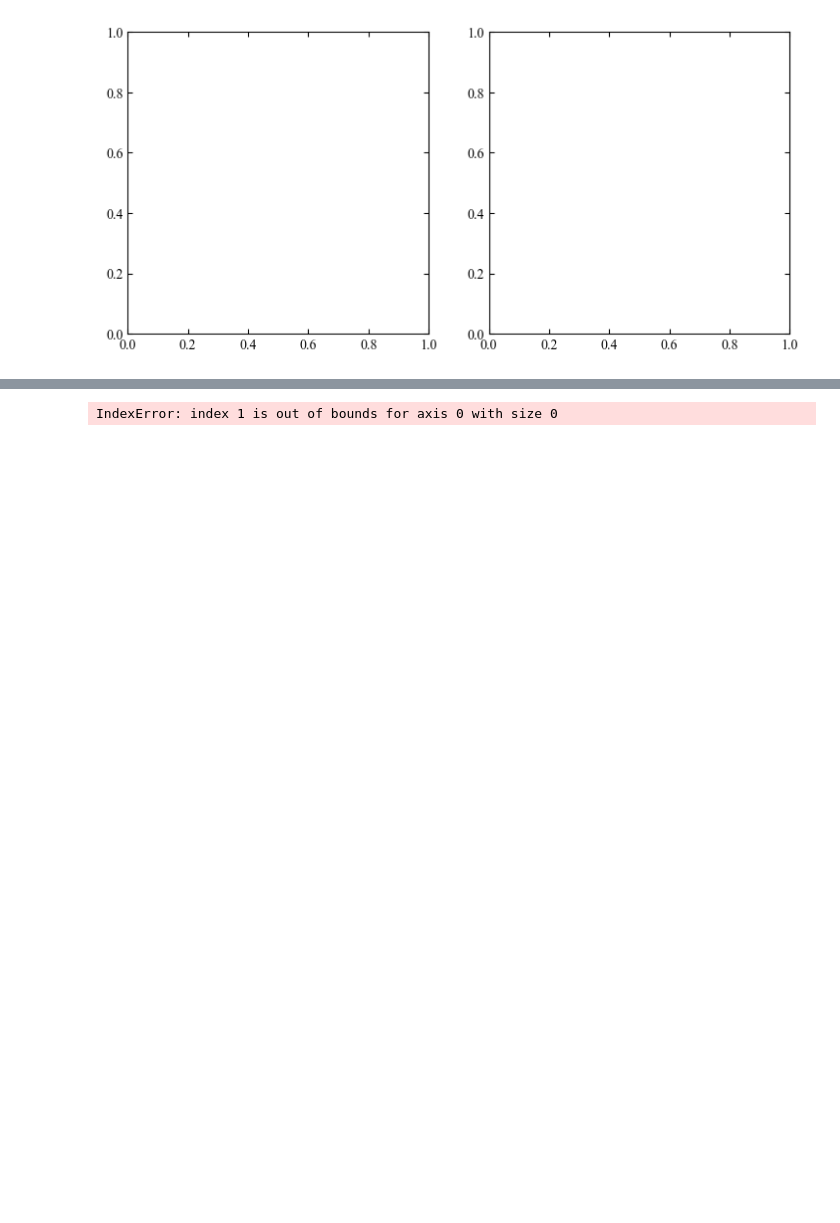
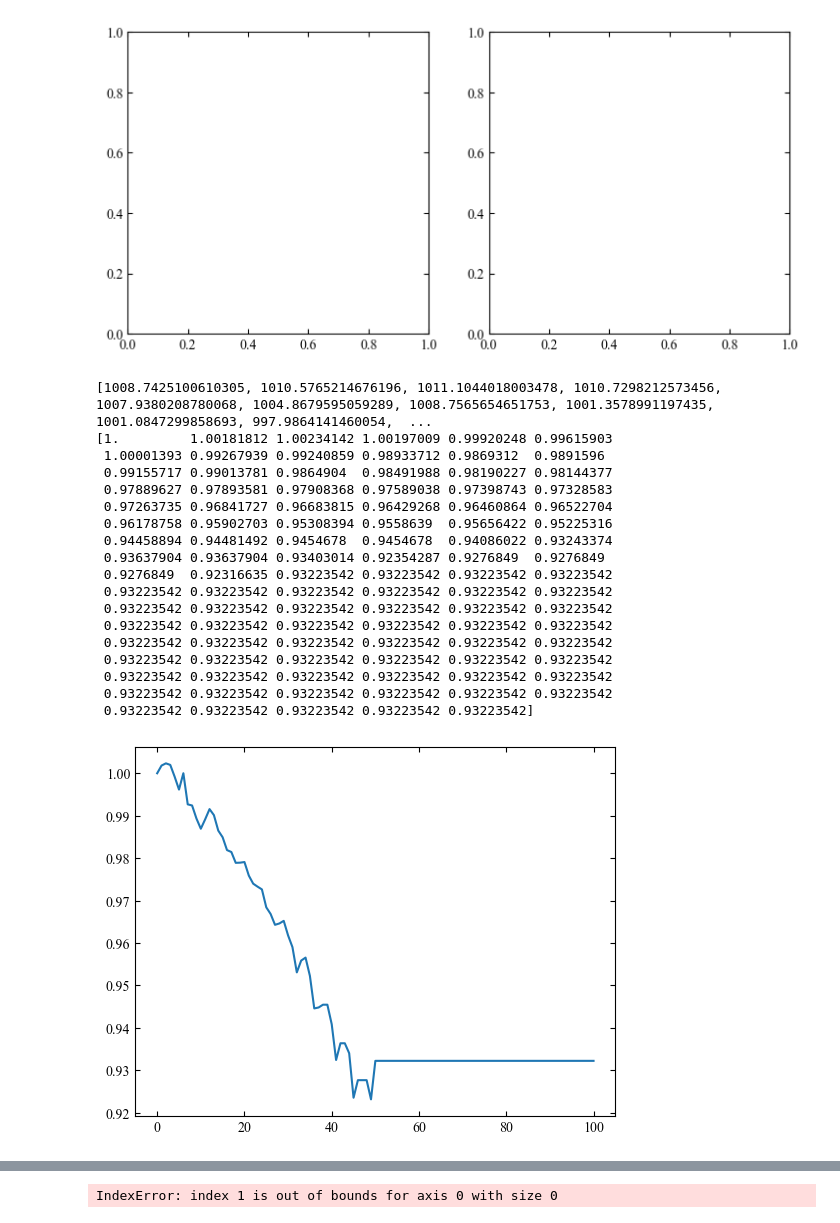
Before and after one commit to Quantum-Dynamics/edgecraft, a Jupyter notebook: PoC_copy.ipynb, the cells around one changed output, grey strips where cells are left out. Drawn from its saved outputs; the diff is of its cells as text; code cells hidden in the pictures; blank space fills up the shorter version.

Commit message:
added the scale factor a(t) as well as finding the edge length as a function of time. Working on finding t(tau) based on Hotta paper, but it's not working right now

```diff
--- a/PoC_copy.ipynb
+++ b/PoC_copy.ipynb
@@ -124,7 +125,7 @@ def find_edge(energy: np.ndarray, E_F: float, U_fluc: float, bulk: np.ndarray) -
 
     return edge
 
-def calculate_edge_length(edge:np.ndarray,pixelXsize=1,pixelYsize=1)->float:
+def calculate_edge_length(edge:np.ndarray,pixelXsize=1.0,pixelYsize=1.0)->float:
     #at each row, find all the pixels that are in the edge
     #take the average of them to be the true edge point at that y index
     #connect them with tangent lines
@@ -136,9 +137,8 @@ def calculate_edge_length(edge:np.ndarray,pixelXsize=1,pixelYsize=1)->float:
             print("Error: no edge in this y column")
             return
         for x in range(len(edge[y])):
-            centeredge[y]=centeredge[y]+x*edge[y][x]
+            centeredge[y]=centeredge[y]+float(x*edge[y][x])
         centeredge[y]=centeredge[y]/np.sum(edge[y])
-        print(centeredge[y])
     for x in range (0,len(edge)-1):
         edgelength=edgelength+np.sqrt(pixelYsize**2+((centeredge[x]-centeredge[x+1])*pixelXsize)**2)
     #since there's 1 less tangent line than pixels
@@ -708,3 +708,71 @@ plt.show()
 #plt.show()
 # %% [output]
 [figure]
+# %%
+#resetting the energy (it was changed in the above animation)
+energy = np.zeros_like(space_matrix, dtype=float)
+energy = apply_QH_energy(energy, E_QH, bulk_indices)
+energy = apply_confinement_potential(energy, bulk_indices, boundary_indices, alpha)
+#Aren't we slowly turning these on? Shouldn't we wait to apply them? Idk, I'll leave them here.
+energy = apply_local_constant_potential(energy, U_etching1, etched1_indices)
+energy = apply_local_constant_potential(energy, U_etching2, etched2_indices)
+energy = apply_local_constant_potential(energy, U_etching3, etched3_indices)
+energy = apply_local_constant_potential(energy, U_etching4, etched4_indices)
+energy = apply_local_constant_potential(energy, U_etching5, etched5_indices)
+energy = apply_local_constant_potential(energy, U_etching6, etched6_indices)
+energy = apply_local_constant_potential(energy, U_etching7, etched7_indices)
+energy = apply_local_constant_potential(energy, U_etching8, etched8_indices)
+energy = apply_local_constant_potential(energy, U_etching9, etched9_indices)
+
+
+d0=calculate_edge_length(find_edge(energy,E_F,U_fluc,bulk))
+dt=[d0]
+for t in range (1,101):
+    energy = apply_local_constant_potential(energy, E_gate_step, gate_indices)
+    dt.append(calculate_edge_length(find_edge(energy,E_F,U_fluc,bulk)))
+print(dt)
+print(dt/d0)
+#This is the scale factor a(t)
+def a(t:int):
+    if t<0:
+        return 1
+    elif t<=100:
+        return dt[t]/d0
+    else:
+        print("t not within bouds t<=100")
+        return
+#extending a(t) to non-integer t-values by approximating the curve by secant lines
+def a(t:float):
+    if t<0:
+        return 1
+    elif t<=100:
+        return ((t%1.0)*dt[np.ceil(t)]+(1-t%1.0)*dt[np.floor(t)])/d0
+    else:
+        print("t not within bounds t<=100")
+
+#plotting a(t) for the first 100 time steps.
+y=np.array([0]*101)
+for x in range(0,101):
+    y[x]=x
+plt.plot(y,dt/d0)
+plt.show()
+# %% [output]
+[1008.7425100610305, 1010.5765214676196, 1011.1044018003478, 1010.7298212573456, 1007.9380208780068, 1004.8679595059289, 1008.7565654651753, 1001.3578991197435, 1001.0847299858693, 997.9864141460054,  ...
+[1.         1.00181812 1.00234142 1.00197009 0.99920248 0.99615903
+ 1.00001393 0.99267939 0.99240859 0.98933712 0.9869312  0.9891596
+ 0.99155717 0.99013781 0.9864904  0.98491988 0.98190227 0.98144377
+ 0.97889627 0.97893581 0.97908368 0.97589038 0.97398743 0.97328583
+ 0.97263735 0.96841727 0.96683815 0.96429268 0.96460864 0.96522704
+ 0.96178758 0.95902703 0.95308394 0.9558639  0.95656422 0.95225316
+ 0.94458894 0.94481492 0.9454678  0.9454678  0.94086022 0.93243374
+ 0.93637904 0.93637904 0.93403014 0.92354287 0.9276849  0.9276849
+ 0.9276849  0.92316635 0.93223542 0.93223542 0.93223542 0.93223542
+ 0.93223542 0.93223542 0.93223542 0.93223542 0.93223542 0.93223542
+ 0.93223542 0.93223542 0.93223542 0.93223542 0.93223542 0.93223542
+ 0.93223542 0.93223542 0.93223542 0.93223542 0.93223542 0.93223542
+ 0.93223542 0.93223542 0.93223542 0.93223542 0.93223542 0.93223542
+ 0.93223542 0.93223542 0.93223542 0.93223542 0.93223542 0.93223542
+ 0.93223542 0.93223542 0.93223542 0.93223542 0.93223542 0.93223542
+ 0.93223542 0.93223542 0.93223542 0.93223542 0.93223542 0.93223542
+ 0.93223542 0.93223542 0.93223542 0.93223542 0.93223542]
+[figure, added]
```
Also changed, not shown: parts of 2 cells of this notebook.
